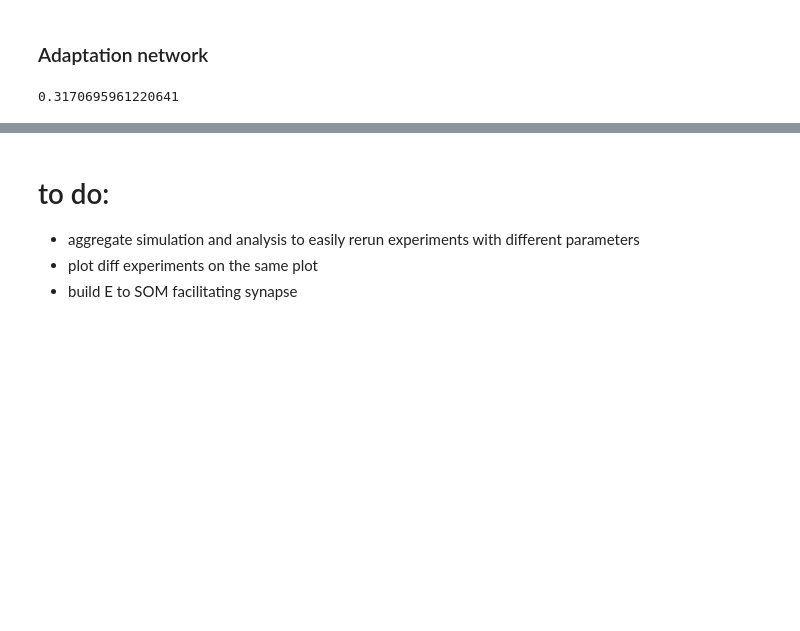
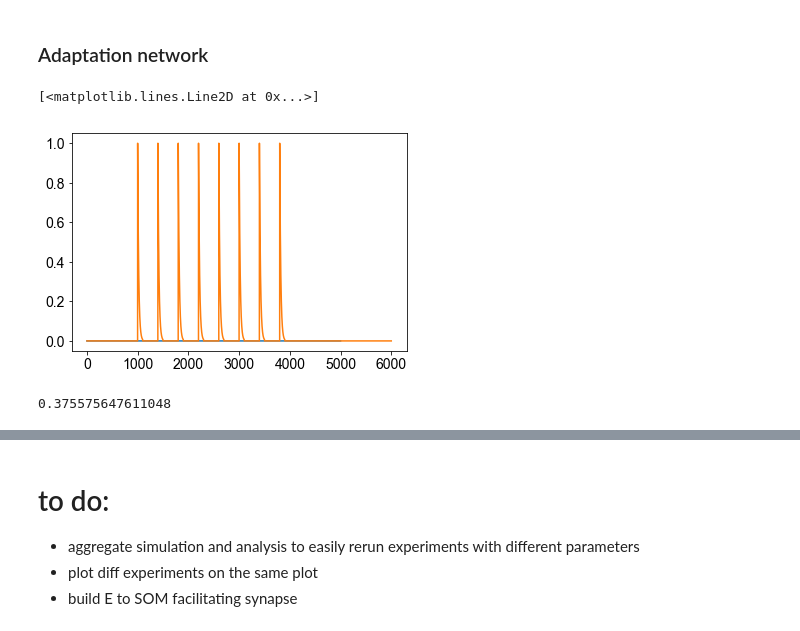
Before and after one commit to rdgao/1E3I, a Jupyter notebook: notebooks/rate_model.ipynb, the cells around one changed output, grey strips where cells are left out. Drawn from its saved outputs; the diff is of its cells as text; code cells hidden in the pictures; blank space fills up the shorter version.

```diff
--- a/notebooks/rate_model.ipynb
+++ b/notebooks/rate_model.ipynb
@@ -185,8 +187,20 @@ stim_train_std = stim_train - stim_train_dev
 
 I_stim_dev = np.convolve(stim_train_dev, stim_single, mode='full')[:len(t)]
 I_stim_std = np.convolve(stim_train_std, stim_single, mode='full')[:len(t)]
+
+### opto stim train, really don't need to turn this
+# on and off but it makes for a nicer figure
+opto_train = np.zeros_like(t)
+opto_train[((stim_times-0.1)/dt).astype(int)] = 1
+I_opto = np.convolve(opto_train, signal.windows.boxcar(int(0.25/dt)), mode='full')[:len(t)]*0
+# %%
+plt.plot(I_opto)
+plt.plot(I_stim)
+# %% [output]
+[<matplotlib.lines.Line2D at 0x...>]
+[figure, added]
 # %%
-# setting up the network and running
+##### parameter definitions
 r0 = np.array([4,9,5,3]).T
 W_EE = 0.8
 # w_ij is j to i
@@ -197,18 +211,20 @@ W = np.array([[W_EE, -1, -1, 0],
 
 tau_neurons = np.array([0.02, 0.02, 0.02, 0.02]).T
 
+# opto inputs
+opto_drive = np.array([0,-1,0,0]).T
+opto_onset = 0.95
+
 # adaptation variables
 T_recs = np.array([1.5,1.5,1.5,1.5])
 T_deps = np.array([0.02,0.02,0.02,0.02])*2
 T_adapt = np.vstack((T_recs, T_deps))
 g0 = np.ones(4)*10
 
+######
+
 # initial cond
-y0 = np.hstack((np.zeros(4),g0))
-
-# opto inputs
-opto_drive = np.array([0,-1,0,0]).T
-opto_onset = 0.95
+y0 = np.hstack((np.zeros(len(r0)),g0))
 
 # time-varying thalamic input is created in the cell above and
 # defined in the function itself.
@@ -236,7 +252,7 @@ trial_fr = get_max_FR(r_trial[:,:,0])
 ssa = SSA(trial_fr[0],trial_fr[dev_trial],trial_fr[dev_trial-1],trial_fr[dev_trial-1])
 print(ssa)
 # %% [output]
-0.3170695961220641
+0.375575647611048
 # %%
 plt.figure(figsize=(8,6))
 plot_rates(t,r[:,:4], W)
```
Also changed, not shown: parts of 3 cells of this notebook.
